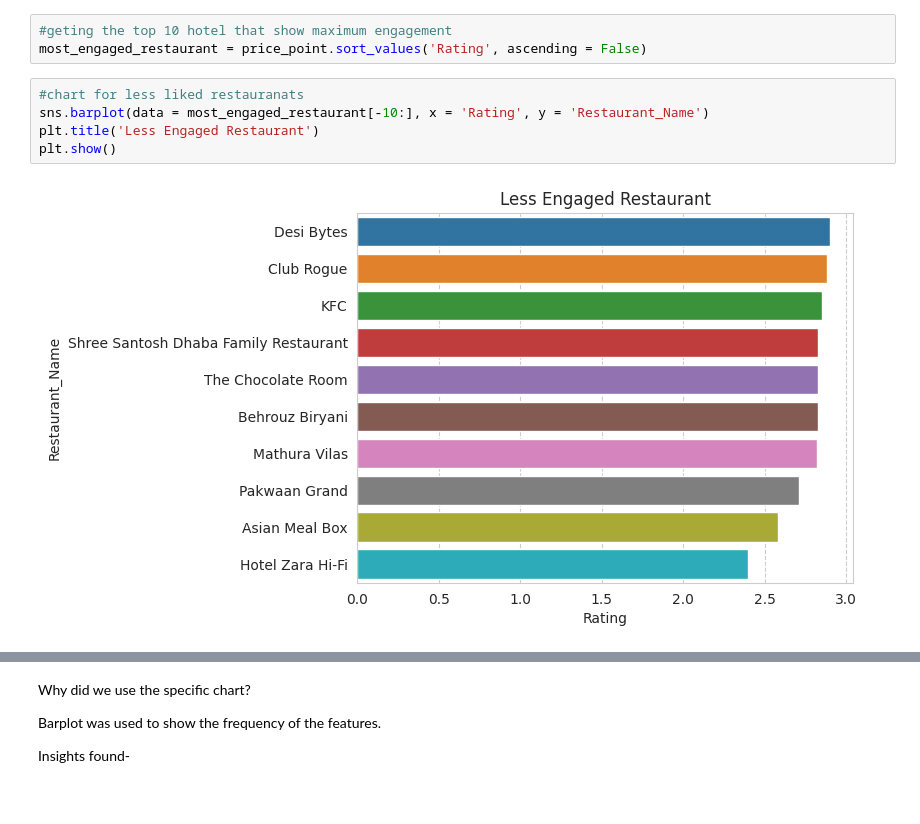
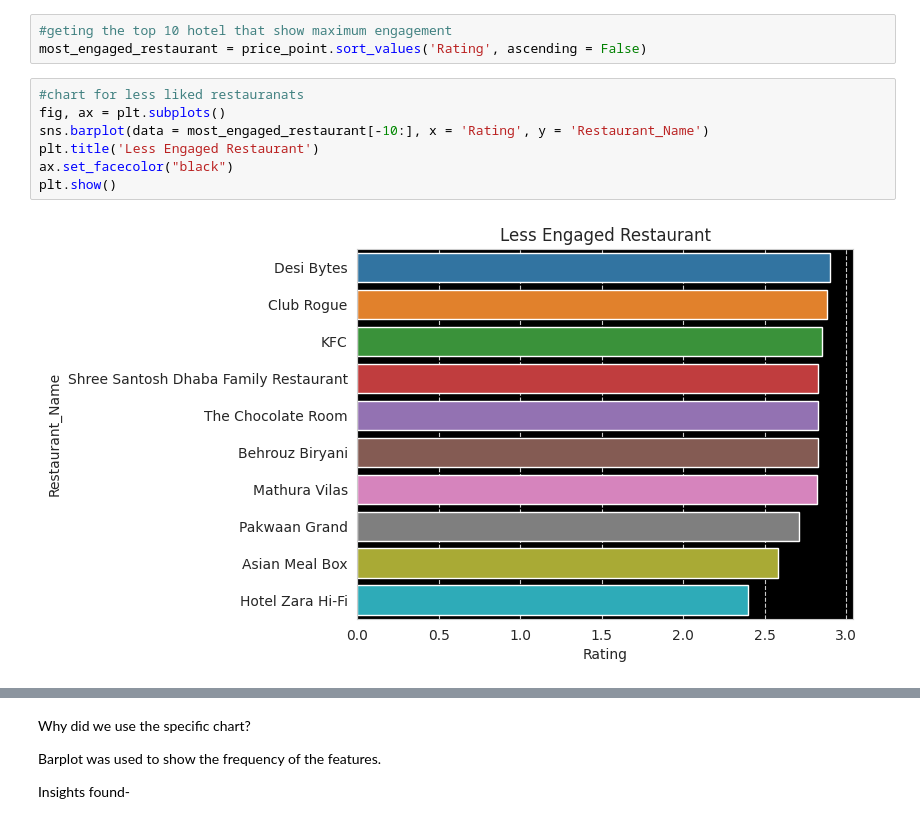
Before and after one commit to pi-mishra/Zomato-Restaurant-Clustering-And-Sentiment-Analysis, a Jupyter notebook: Zomato_Restaurant_Clustering_And_Sentiment_Analysis.ipynb, the cells around one changed output, grey strips where cells are left out. Cells and saved outputs as stored; diff of their text form.

```diff
--- a/Zomato_Restaurant_Clustering_And_Sentiment_Analysis.ipynb
+++ b/Zomato_Restaurant_Clustering_And_Sentiment_Analysis.ipynb
@@ -659,10 +659,12 @@ Insights found-
 most_engaged_restaurant = price_point.sort_values('Rating', ascending = False)
 # %%
 #chart for less liked restauranats
+fig, ax = plt.subplots()
 sns.barplot(data = most_engaged_restaurant[-10:], x = 'Rating', y = 'Restaurant_Name')
 plt.title('Less Engaged Restaurant')
+ax.set_facecolor("black")
 plt.show()
 # %% [output]
-[figure, old version]
+[figure, new version]
 # %%
 #chart for less liked restauranats
```
Also changed, not shown: parts of 3 cells of this notebook.
